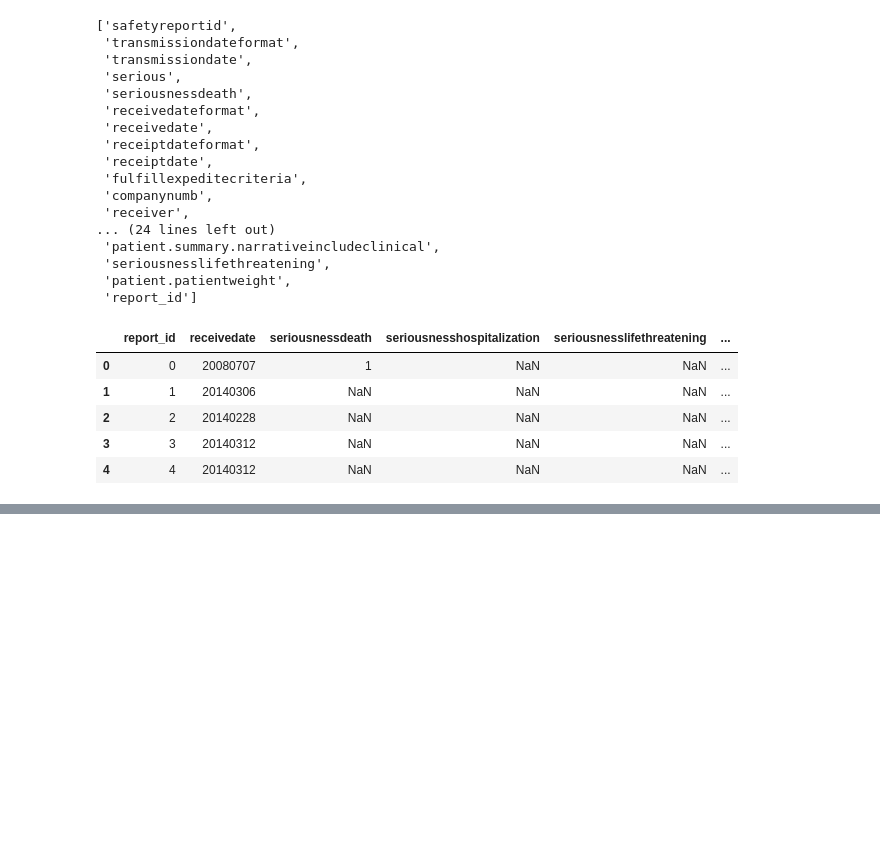
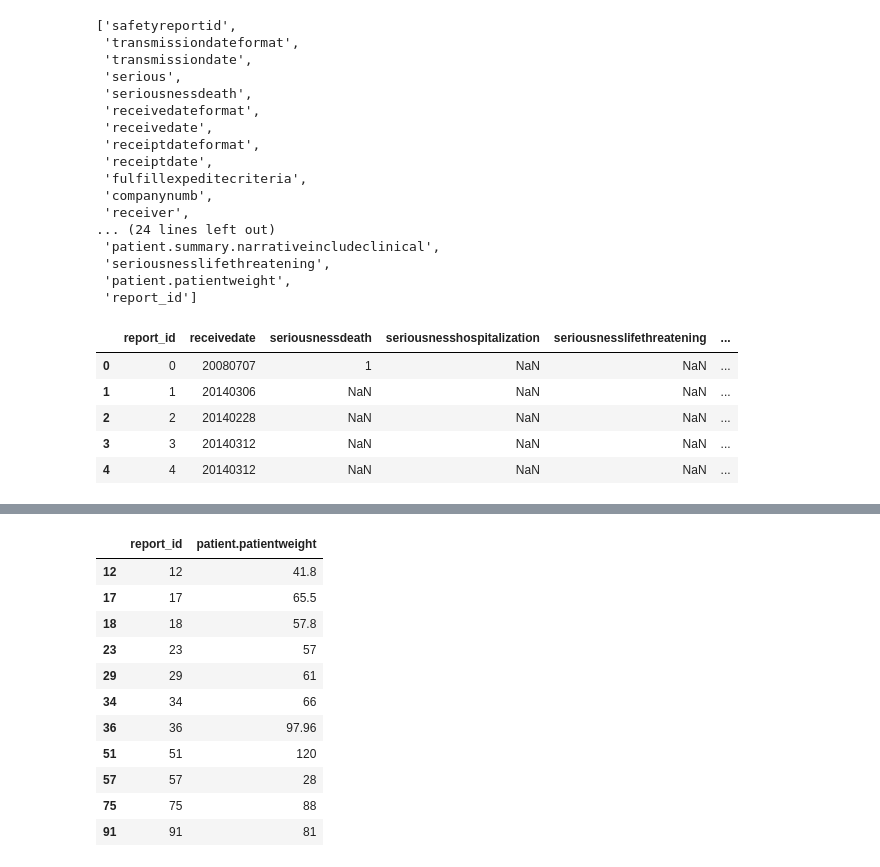
Before and after one commit to tungstennn/DrugSafe, a Jupyter notebook: EDA/explore_fda_data.ipynb, the cells around one changed output, grey strips where cells are left out. Drawn from its saved outputs; the diff is of its cells as text; code cells hidden in the pictures; blank space fills up the shorter version.

```diff
--- a/EDA/explore_fda_data.ipynb
+++ b/EDA/explore_fda_data.ipynb
@@ -147,0 +205,19 @@ df_reports_filtered.head()
+# %%
+# show me the patient weights
+
+patient_weights = df_reports_filtered[df_reports_filtered["patient.patientweight"].notnull()]
+patient_weights = patient_weights[["report_id", "patient.patientweight"]]
+patient_weights
+# %% [output]
+|  | report_id | patient.patientweight |
+| 12 | 12 | 41.8 |
+| 17 | 17 | 65.5 |
+| 18 | 18 | 57.8 |
+| 23 | 23 | 57 |
+| 29 | 29 | 61 |
+| 34 | 34 | 66 |
+| 36 | 36 | 97.96 |
+| 51 | 51 | 120 |
+| 57 | 57 | 28 |
+| 75 | 75 | 88 |
+| 91 | 91 | 81 |
```
Also changed, not shown: parts of 7 cells of this notebook.
